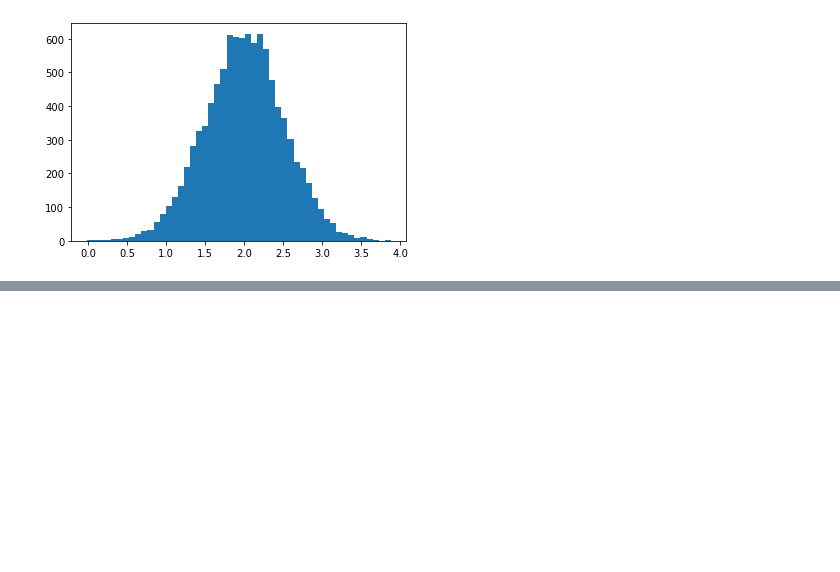
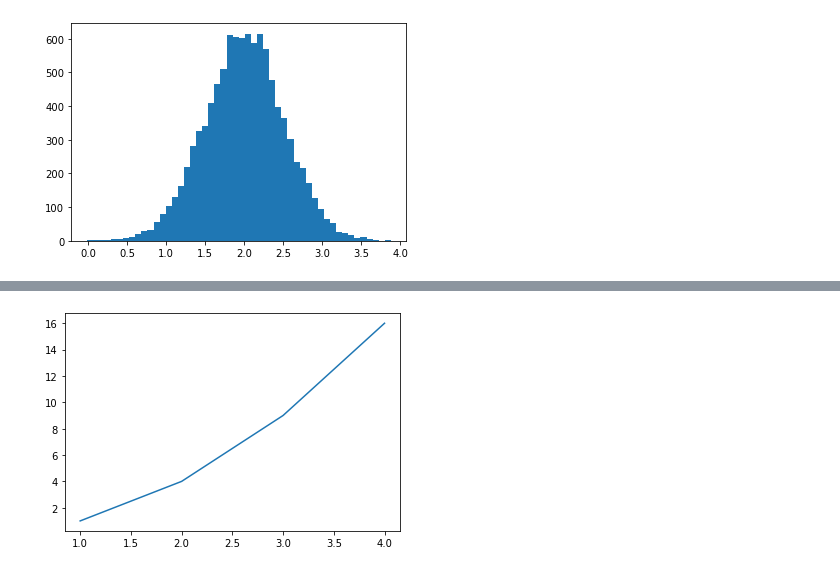
Before and after one commit to namith-rive/Udemy, a Jupyter notebook: lesson_numpy.ipynb, the cells around one changed output, grey strips where cells are left out. Cells and saved outputs as stored; diff of their text form; code cells hidden in the pictures; blank space fills up the shorter version.

```diff
--- a/lesson_numpy.ipynb
+++ b/lesson_numpy.ipynb
@@ -213,0 +544,5 @@ plt.show()
+# %%
+plt.plot([1,2,3,4],[1,4,9,16])
+plt.show()
+# %% [output]
+[figure, added]
```
Also changed, not shown: parts of 68 cells of this notebook.
